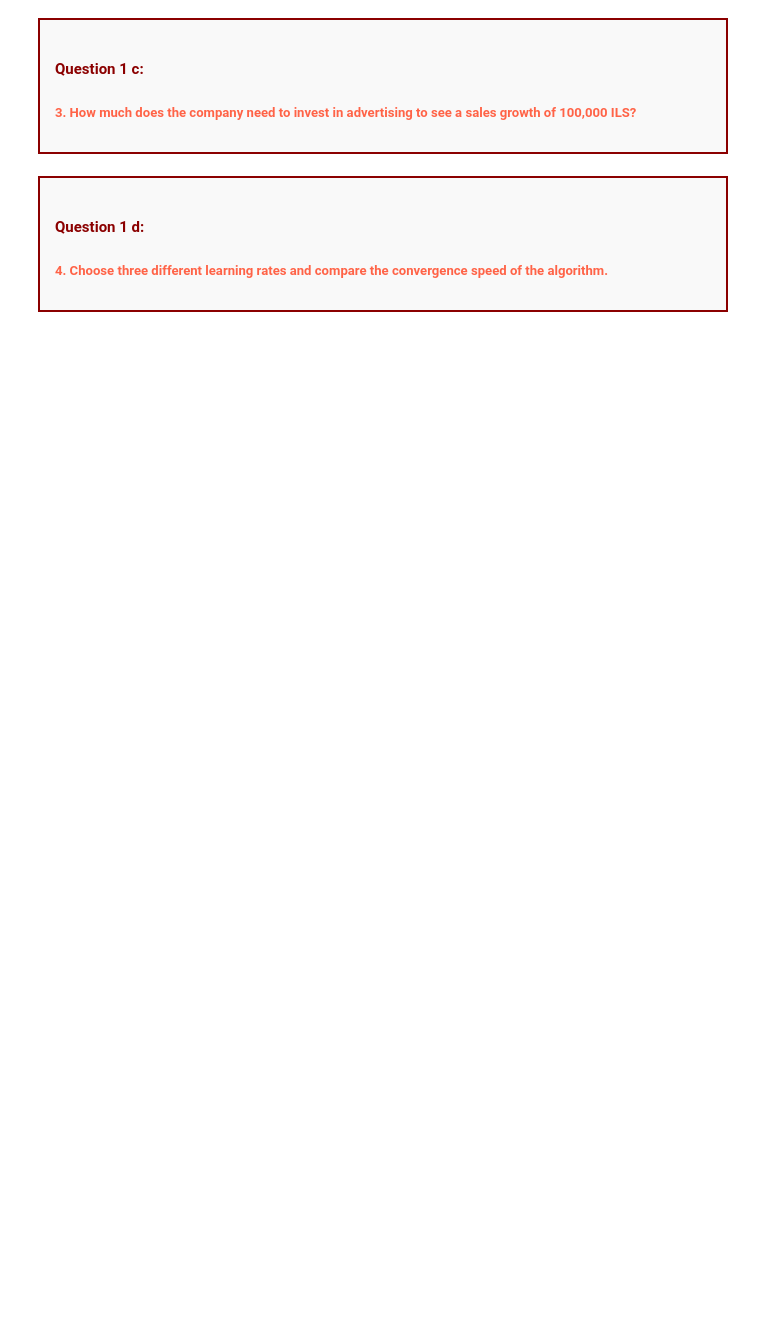
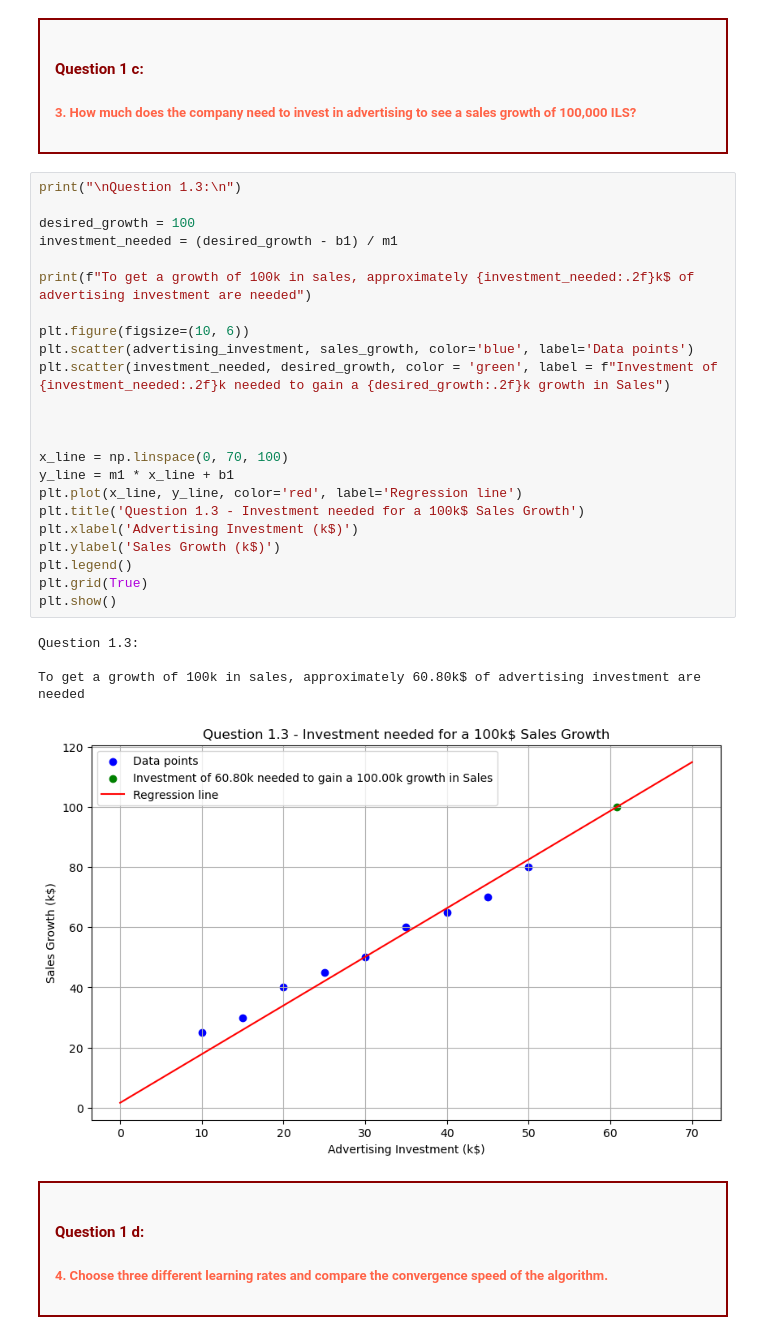
Before and after one commit to gibranacademy7/HW_7.4.2025_linear_regression_gradient_descent, a Jupyter notebook: HW_7.4.2025_Linear_regression.ipynb, the cells around one changed output. Drawn from its saved outputs; the diff is of its cells as text; blank space fills up the shorter version.

```diff
--- a/HW_7.4.2025_Linear_regression.ipynb
+++ b/HW_7.4.2025_Linear_regression.ipynb
@@ -70,6 +134,34 @@ df
     </h4>
     <h5 style="color: Tomato; margin-top: -10px;">
        3. How much does the company need to invest in advertising to see a sales growth of 100,000 ILS?
+# %%
+print("\nQuestion 1.3:\n")
+
+desired_growth = 100
+investment_needed = (desired_growth - b1) / m1
+
+print(f"To get a growth of 100k in sales, approximately {investment_needed:.2f}k$ of advertising investment are needed")
+
+plt.figure(figsize=(10, 6))
+plt.scatter(advertising_investment, sales_growth, color='blue', label='Data points')
+plt.scatter(investment_needed, desired_growth, color = 'green', label = f"Investment of {investment_needed:.2f}k needed to gain a {desired_growth:.2f}k growth in Sales")
+
+
+
+x_line = np.linspace(0, 70, 100)
+y_line = m1 * x_line + b1
+plt.plot(x_line, y_line, color='red', label='Regression line')
+plt.title('Question 1.3 - Investment needed for a 100k$ Sales Growth')
+plt.xlabel('Advertising Investment (k$)')
+plt.ylabel('Sales Growth (k$)')
+plt.legend()
+plt.grid(True)
+plt.show()
+# %% [output]
+Question 1.3:
+
+To get a growth of 100k in sales, approximately 60.80k$ of advertising investment are needed
+[figure, added]
 # %% [markdown]
 <div style="border: 2px solid Darkred; padding: 15px; background-color: #f9f9f9;">
     <h4 style="color: Darkred;">
```
Also changed, not shown: parts of 10 cells of this notebook.
